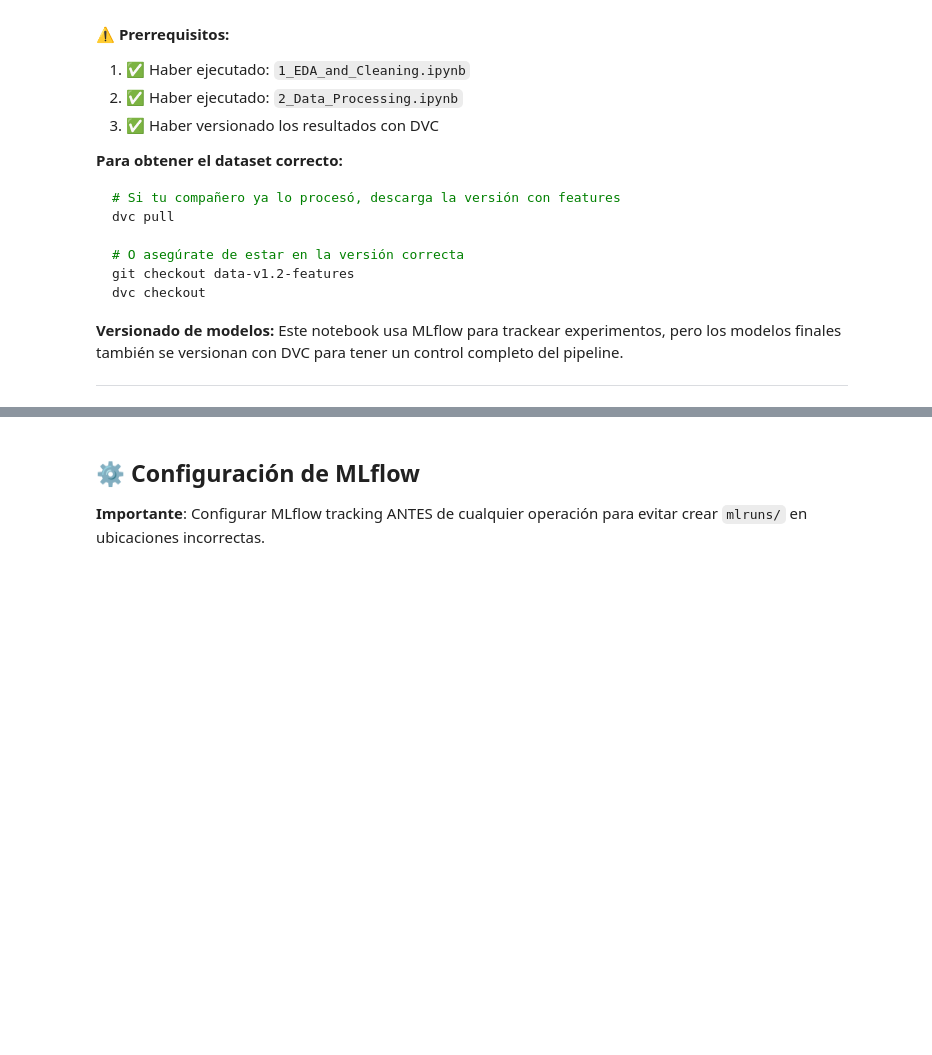
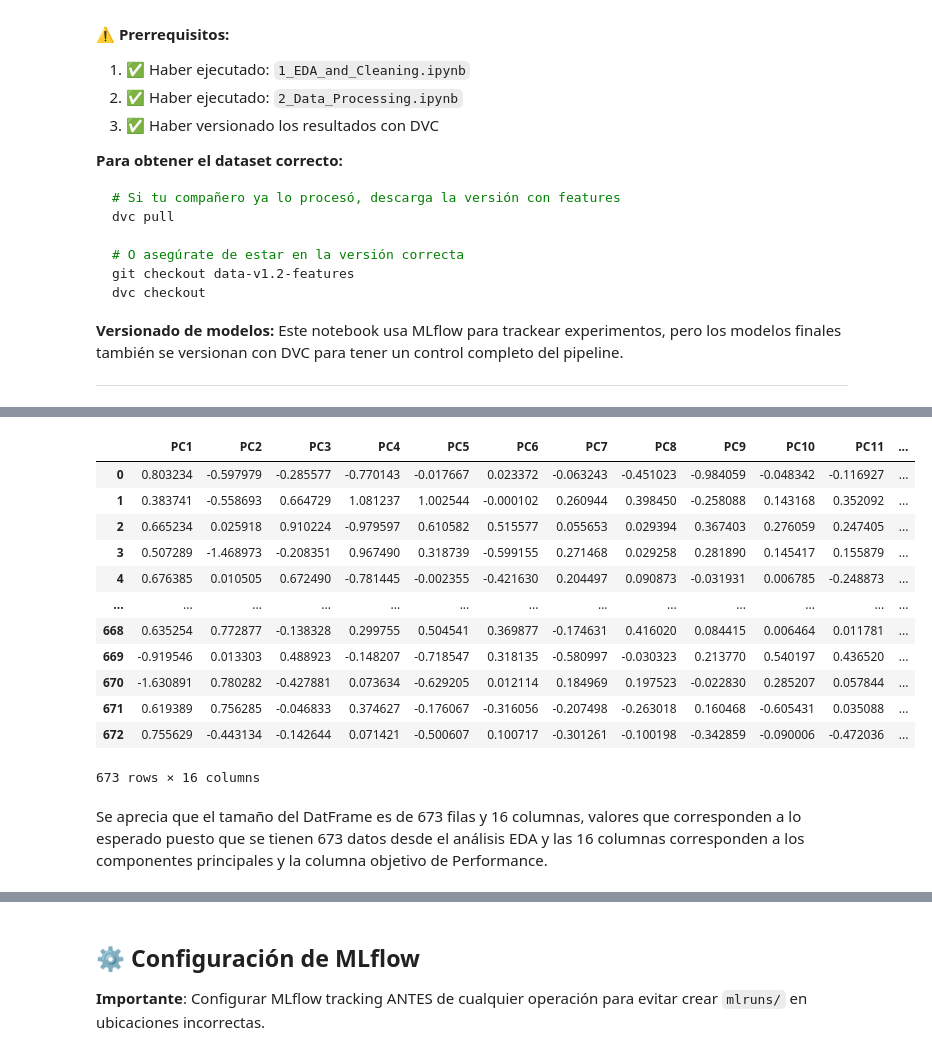
Before and after one commit to MLOpsEquipo36/equipo36mlops, a Jupyter notebook: notebooks/3_Model_Training_and_Registering.ipynb, the cells around one changed output, grey strips where cells are left out. Drawn from its saved outputs; the diff is of its cells as text; code cells hidden in the pictures; blank space fills up the shorter version.

```diff
--- a/notebooks/3_Model_Training_and_Registering.ipynb
+++ b/notebooks/3_Model_Training_and_Registering.ipynb
@@ -29,0 +47,19 @@ Este notebook usa MLflow para trackear experimentos, pero los modelos finales ta
+# %%
+df = pd.read_csv("../data/processed/student_performance_features.csv")
+df
+# %% [output]
+|  | PC1 | PC2 | PC3 | PC4 | PC5 | PC6 | PC7 | PC8 | PC9 | PC10 | PC11 | ... |
+| 0 | 0.803234 | -0.597979 | -0.285577 | -0.770143 | -0.017667 | 0.023372 | -0.063243 | -0.451023 | -0.984059 | -0.048342 | -0.116927 | ... |
+| 1 | 0.383741 | -0.558693 | 0.664729 | 1.081237 | 1.002544 | -0.000102 | 0.260944 | 0.398450 | -0.258088 | 0.143168 | 0.352092 | ... |
+| 2 | 0.665234 | 0.025918 | 0.910224 | -0.979597 | 0.610582 | 0.515577 | 0.055653 | 0.029394 | 0.367403 | 0.276059 | 0.247405 | ... |
+| 3 | 0.507289 | -1.468973 | -0.208351 | 0.967490 | 0.318739 | -0.599155 | 0.271468 | 0.029258 | 0.281890 | 0.145417 | 0.155879 | ... |
+| 4 | 0.676385 | 0.010505 | 0.672490 | -0.781445 | -0.002355 | -0.421630 | 0.204497 | 0.090873 | -0.031931 | 0.006785 | -0.248873 | ... |
+| ... | ... | ... | ... | ... | ... | ... | ... | ... | ... | ... | ... | ... |
+| 668 | 0.635254 | 0.772877 | -0.138328 | 0.299755 | 0.504541 | 0.369877 | -0.174631 | 0.416020 | 0.084415 | 0.006464 | 0.011781 | ... |
+| 669 | -0.919546 | 0.013303 | 0.488923 | -0.148207 | -0.718547 | 0.318135 | -0.580997 | -0.030323 | 0.213770 | 0.540197 | 0.436520 | ... |
+| 670 | -1.630891 | 0.780282 | -0.427881 | 0.073634 | -0.629205 | 0.012114 | 0.184969 | 0.197523 | -0.022830 | 0.285207 | 0.057844 | ... |
+| 671 | 0.619389 | 0.756285 | -0.046833 | 0.374627 | -0.176067 | -0.316056 | -0.207498 | -0.263018 | 0.160468 | -0.605431 | 0.035088 | ... |
+| 672 | 0.755629 | -0.443134 | -0.142644 | 0.071421 | -0.500607 | 0.100717 | -0.301261 | -0.100198 | -0.342859 | -0.090006 | -0.472036 | ... |
+673 rows × 16 columns
+# %% [markdown]
+Se aprecia que el tamaño del DatFrame es de 673 filas y 16 columnas, valores que corresponden a lo esperado puesto que se tienen 673 datos desde el análisis EDA y las 16 columnas corresponden a los componentes principales y la columna objetivo de Performance.
```
Also changed, not shown: parts of 13 cells of this notebook.
